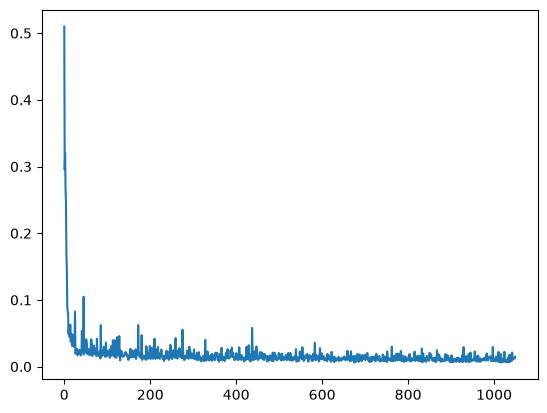
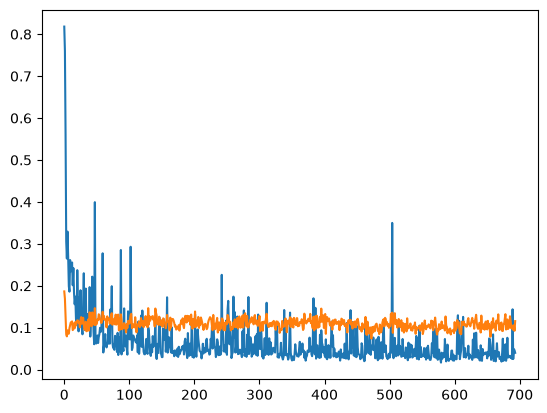
The change to this notebook cell's code, shown as a diff; its figure went from the first image to the second:
--- before
+++ after
@@ -1 +1,3 @@
-plt.plot(losses)
+plt.plot(losses, label="loss")
+plt.plot([s.item() for s in sigreg_losses], label="sigreg")
+plt.plot([s.item() for s in mse_losses], label="mse")

Commit: ready to train big